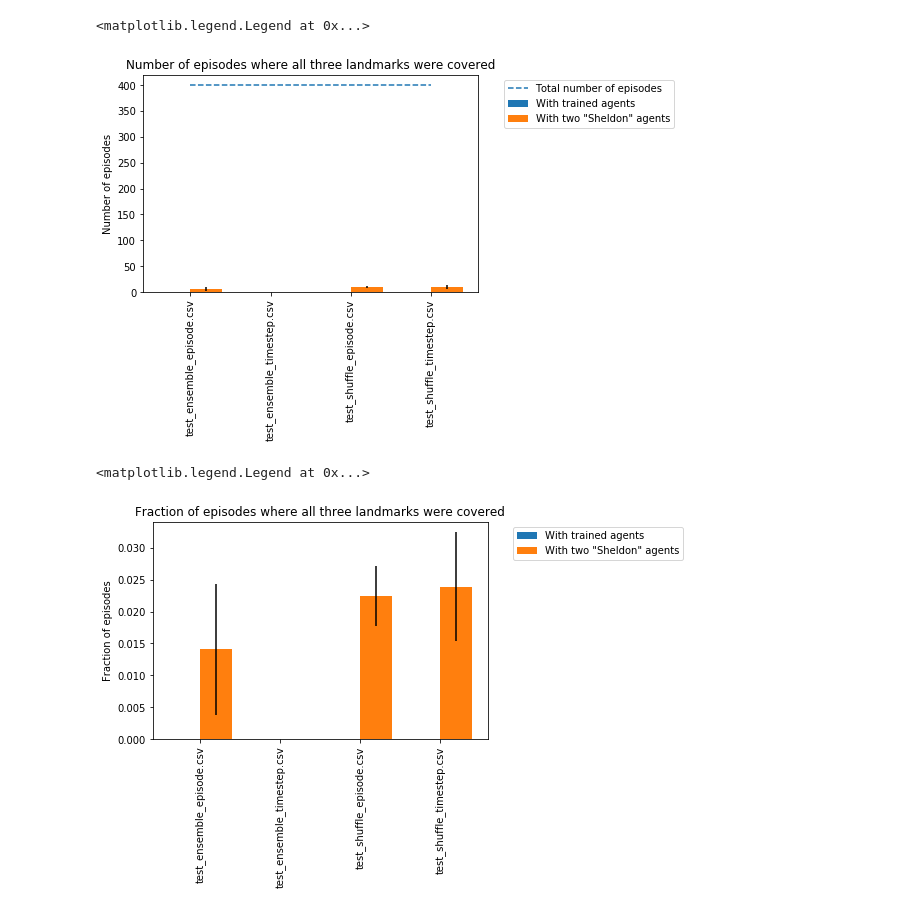
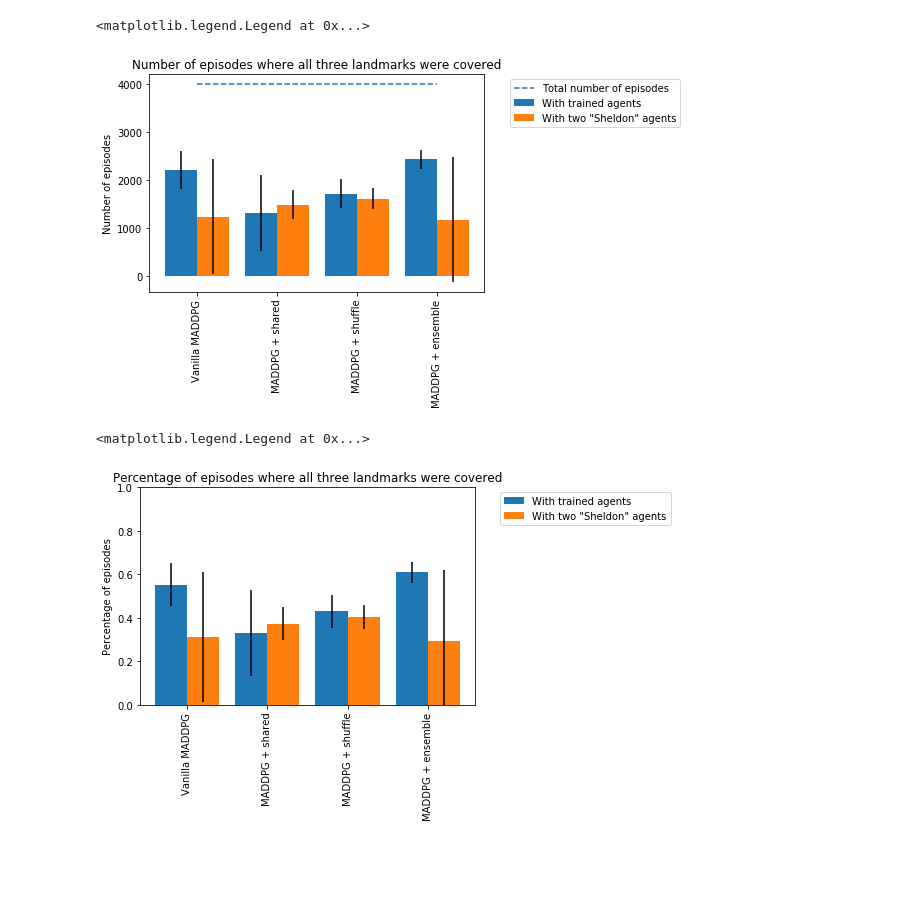
Before and after one commit to tambetm/maddpg, a Jupyter notebook: experiments/Barplots.ipynb, the cells around one changed output. Drawn from its saved outputs; the diff is of its cells as text; code cells hidden in the pictures; blank space fills up the shorter version.

Commit message:
Data for barplots + ensemble sheldon fix.

```diff
--- a/experiments/Barplots.ipynb
+++ b/experiments/Barplots.ipynb
@@ -4,7 +4,22 @@ import csv
 import matplotlib.pyplot as plt
 %matplotlib inline
 # %%
-csv_files = ['test_ensemble_episode.csv', 'test_ensemble_timestep.csv', 'test_shuffle_episode.csv', 'test_shuffle_timestep.csv']
+csv_files = [
+    'coop_navi.csv',
+    'coop_navi_shared.csv',
+    'coop_navi_shuffle_episode.csv',
+    #'coop_navi_shuffle_timestep.csv',
+    'coop_navi_ensemble_episode.csv',
+    #'coop_navi_ensemble_timestep.csv'
+]
+labels = [
+    'Vanilla MADDPG',
+    'MADDPG + shared',
+    'MADDPG + shuffle',
+    #'MADDPG + shuffle timestep',
+    'MADDPG + ensemble',
+    #'MADDPG + ensemble timestep'
+]
 data_eval_means = []
 data_sheldon_means = []
 data_eval_stds = []
@@ -30,21 +45,22 @@ data_sheldon_stds = np.array(data_sheldon_stds)
 # %%
 plt.bar(np.arange(len(csv_files)), data_eval_means[:, 1], 0.4, yerr=data_eval_stds[:, 1])
 plt.bar(np.arange(len(csv_files)) + .4, data_sheldon_means[:, 1], 0.4, yerr=data_sheldon_stds[:, 1])
 plt.ylabel('Number of episodes')
-plt.xticks(np.arange(len(csv_files)) + .2, csv_files, rotation='vertical')
+plt.xticks(np.arange(len(csv_files)) + .2, labels, rotation='vertical')
 plt.title('Number of episodes where all three landmarks were covered')
 plt.plot(np.arange(len(csv_files)) + .2, data_eval_means[:, 0], linestyle='--')
 plt.legend(['Total number of episodes', 'With trained agents', 'With two "Sheldon" agents'], loc='upper right', bbox_to_anchor=(1.6, 1.0))
 # %% [output]
 <matplotlib.legend.Legend at 0x...>
-[figure, old version]
+[figure, new version]
 # %%
 plt.bar(np.arange(len(csv_files)), data_eval_means[:, 2], 0.4, yerr=data_eval_stds[:, 2])
 plt.bar(np.arange(len(csv_files)) + .4, data_sheldon_means[:, 2], 0.4, yerr=data_sheldon_stds[:, 2])
-plt.ylabel('Fraction of episodes')
-plt.xticks(np.arange(len(csv_files)) + .2, csv_files, rotation='vertical')
-plt.title('Fraction of episodes where all three landmarks were covered')
+plt.ylim(0, 1)
+plt.ylabel('Percentage of episodes')
+plt.xticks(np.arange(len(csv_files)) + .2, labels, rotation='vertical')
+plt.title('Percentage of episodes where all three landmarks were covered')
 plt.legend(['With trained agents', 'With two "Sheldon" agents'], loc='upper right', bbox_to_anchor=(1.6, 1.0))
 # %% [output]
 <matplotlib.legend.Legend at 0x...>
-[figure, old version]
+[figure, new version]
```
Also changed, not shown: parts of 2 cells of this notebook, 8 other files.
